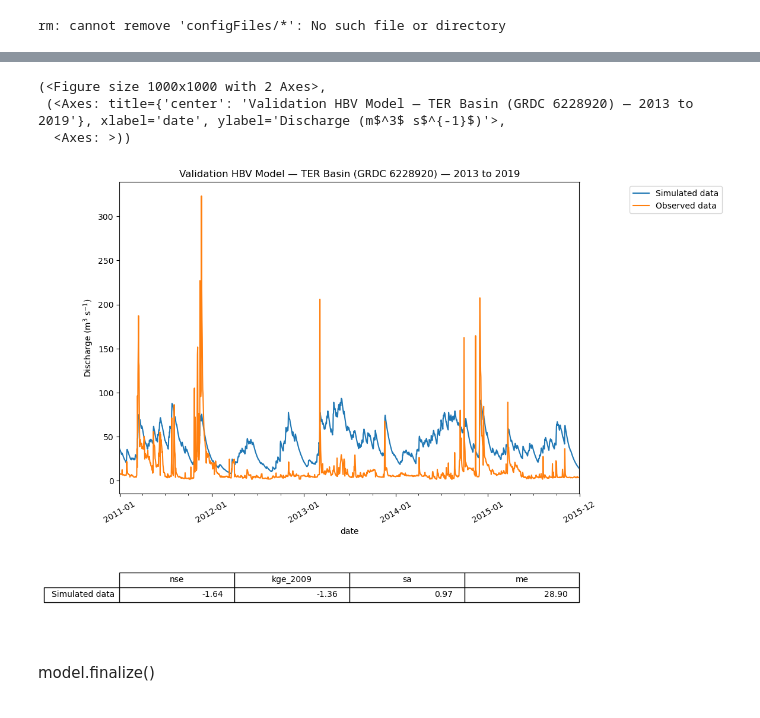
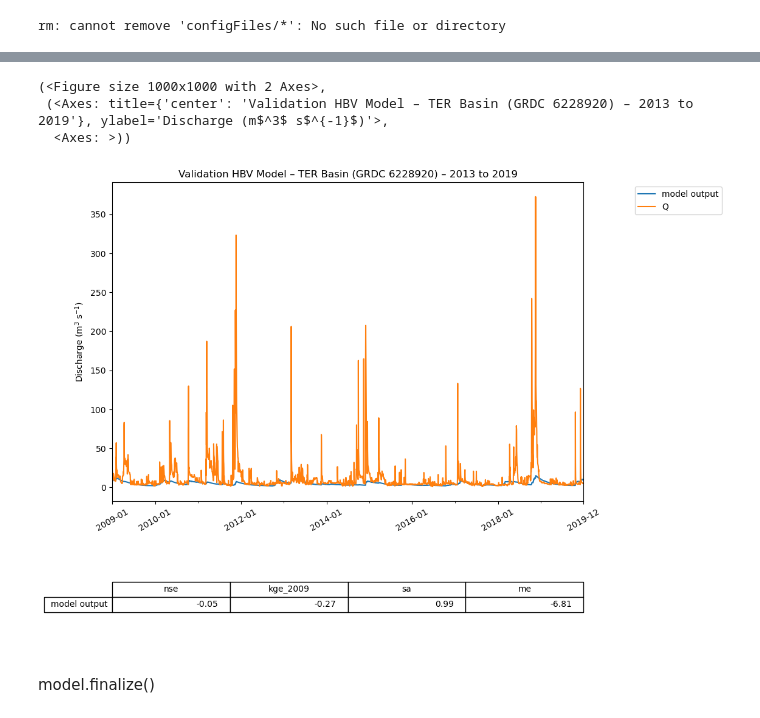
Before and after one commit to julesbradley/teaching-materials, a Jupyter notebook: book/2_modelling_advanced_ewatercycle/exercise4_calibrate_HBV_eWaterCycle.ipynb, the cells around one changed output, grey strips where cells are left out. Saved outputs shown, nothing was run; the diff lists cells and outputs as text; code cells hidden in the pictures.

```diff
--- a/book/2_modelling_advanced_ewatercycle/exercise4_calibrate_HBV_eWaterCycle.ipynb
+++ b/book/2_modelling_advanced_ewatercycle/exercise4_calibrate_HBV_eWaterCycle.ipynb
@@ -123,6 +120,6 @@ grdc_obs = ewatercycle.observation.grdc.get_grdc_data(
     end_time=experiment_end_time,
 )
 
-grdc_obs = grdc_obs.to_dataframe().rename(columns={"streamflow": "Observations from GRDC"})
+grdc_obs = grdc_obs.to_dataframe().rename(columns={"streamflow": "Q"})
 print(grdc_obs)
 # %% [output]
@@ -556,17 +442,51 @@ hydro_data
+# %%
+import xarray as xr
+obs_val_df = grdc_obs.copy()
+obs_val_df.index = pd.to_datetime(obs_val_df.index, utc=True).tz_convert(None)
+obs_val_df = obs_val_df.loc[validation_start_time[:10]:validation_end_time[:10]]
+obs_data = obs_val_df['Q'].to_xarray().rename({'time': 'date'})
+obs_data.name = 'Observed data'
+best_model = HBV(forcing=ERA5_forcing)
+
+config_file, _ = best_model.setup(
+    parameters=",".join([str(p) for p in parameters_maximum]),
+    initial_storage=",".join([str(s) for s in s_0]),
+)
+
+best_model.initialize(config_file)
+Q_m = []
+time = []
+
+while best_model.time < best_model.end_time:
+    best_model.update()
+    discharge = best_model.get_value("Q") * shape_area / (1000 * 86400)
+    Q_m.append(discharge[0])
+    time.append(pd.Timestamp(best_model.time_as_datetime.date()))
+
+best_model.finalize()
+discharge_dataframe = pd.DataFrame(
+    {'model output': Q_m},
+    index=pd.to_datetime(time)
+)
+val_start = pd.to_datetime(validation_start_time).tz_localize(None)
+val_end = pd.to_datetime(validation_end_time).tz_localize(None)
+sim_val = discharge_dataframe.loc[val_start:val_end]
+obs_val = grdc_obs.loc[val_start:val_end]["Q"]
+hydro_val = pd.concat([sim_val, obs_val], axis=1).dropna()
 # %%
 import os
 os.makedirs('./Evaluation Calibration', exist_ok=True)
 
 ewatercycle.analysis.hydrograph(
-    hydro_data,
-    reference='Observed data',
+    hydro_val,
+    reference='Q',
     filename='./Evaluation Calibration/hydrograph_validation_TER_2013_2019.png',
-    title='Validation HBV Model — TER Basin (GRDC 6228920) — 2013 to 2019'
+    title='Validation HBV Model – TER Basin (GRDC 6228920) – 2013 to 2019'
 )
 # %% [output]
 (<Figure size 1000x1000 with 2 Axes>,
- (<Axes: title={'center': 'Validation HBV Model — TER Basin (GRDC 6228920) — 2013 to 2019'}, xlabel='date', ylabel='Discharge (m$^3$ s$^{-1}$)'>,
+ (<Axes: title={'center': 'Validation HBV Model – TER Basin (GRDC 6228920) – 2013 to 2019'}, ylabel='Discharge (m$^3$ s$^{-1}$)'>,
   <Axes: >))
-[figure, old version]
+[figure, new version]
 # %% [markdown]
 model.finalize()
```
Also changed, not shown: parts of 17 cells of this notebook, 8 other files.
